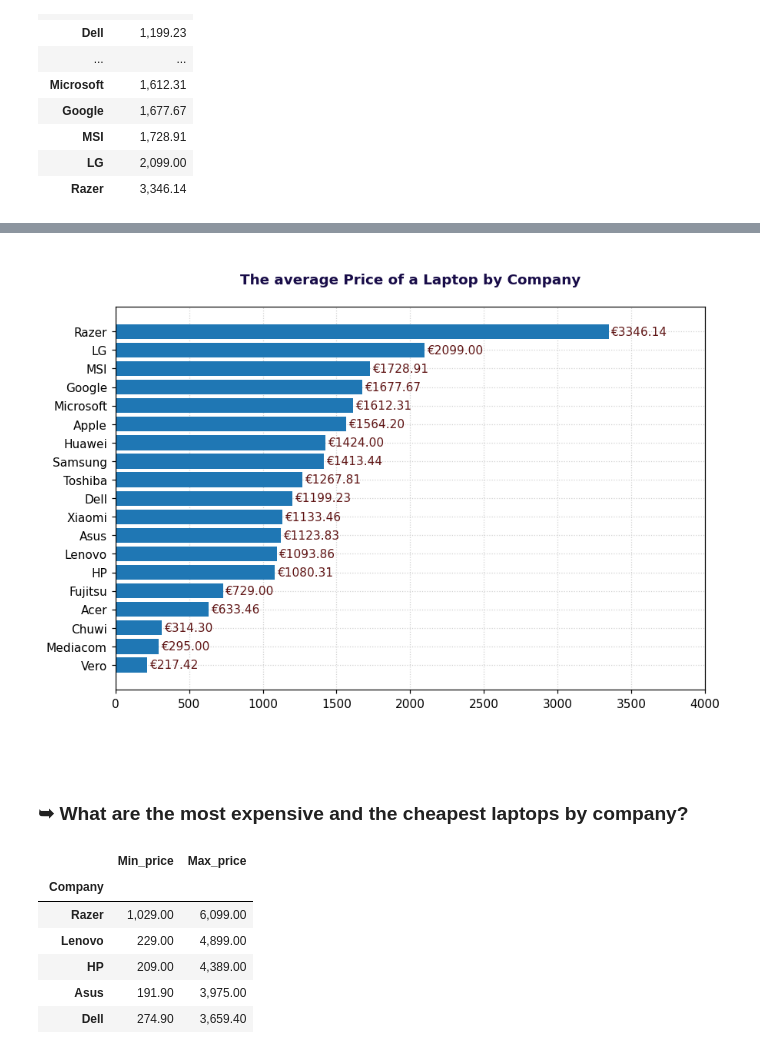
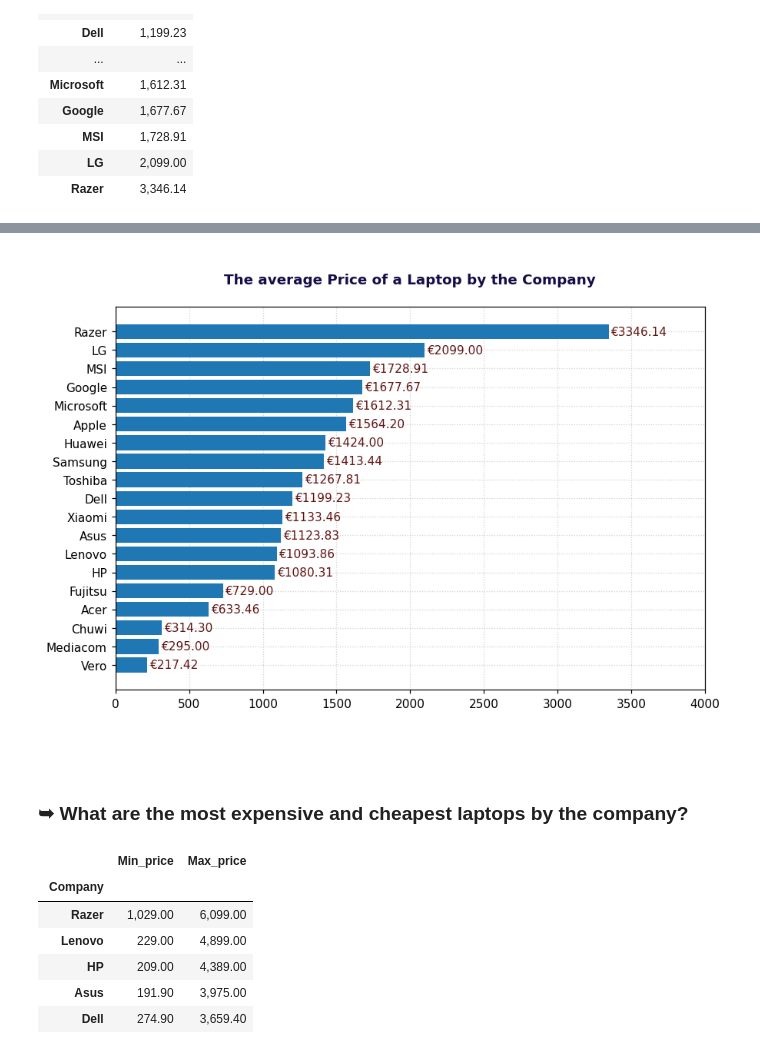
Before and after one commit to Teodor-Cristia/Portfolio, a Jupyter notebook: 4. Laptop Analysis/laptop.ipynb, the cells around one changed output, grey strips where cells are left out. Cells and saved outputs as stored; diff of their text form; code cells hidden in the pictures.

```diff
--- a/4. Laptop Analysis/laptop.ipynb
+++ b/4. Laptop Analysis/laptop.ipynb
@@ -23,7 +23,7 @@ format_end = '\033[0m'
 # %%
 # https://www.kaggle.com/muhammetvarl/laptop-price
 
-path = '../Datasets/Laptop Prices/laptops.csv'
+path = '../Laptop Prices/laptops.csv'
 # %%
 df = pd.read_csv(path, encoding='latin-1')
 # %% [markdown]
@@ -644,24 +644,24 @@ average_price_text_format = average_price.apply(lambda x: '€' + str(x) if len(
 # %%
 fig, ax = plt.subplots(figsize=(9,6), dpi=110)
 
 plt.barh(average_price.index, average_price)
 
-plt.title('\nThe average Price of a Laptop by Company\n', color='#180C48', fontsize=12, fontweight='bold')
+plt.title('\nThe average Price of a Laptop by the Company\n', color='#180C48', fontsize=12, fontweight='bold')
 plt.xticks(ticks=np.arange(0, 4001, 500))
 
 for (idx, val), price in zip(enumerate(average_price), average_price_text_format):
     ax.text(val+20, idx, price, va='center', color='#5F1414', fontweight='light')
 
 
 ax.set_axisbelow(True)
 ax.grid(color='#D1D1D1', linestyle='dotted')
 plt.show()
 # %% [output]
-[figure, old version]
+[figure, new version]
 # %% [markdown]
 #
 # %% [markdown]
-### ➥ What are the most expensive and the cheapest laptops by company?
+### ➥ What are the most expensive and cheapest laptops by the company?
 # %%
 max_price = df.groupby('Company')['Price_euros'].max()
 max_price = max_price.rename('Max_price')
```
Also changed, not shown: parts of 3 cells of this notebook.
